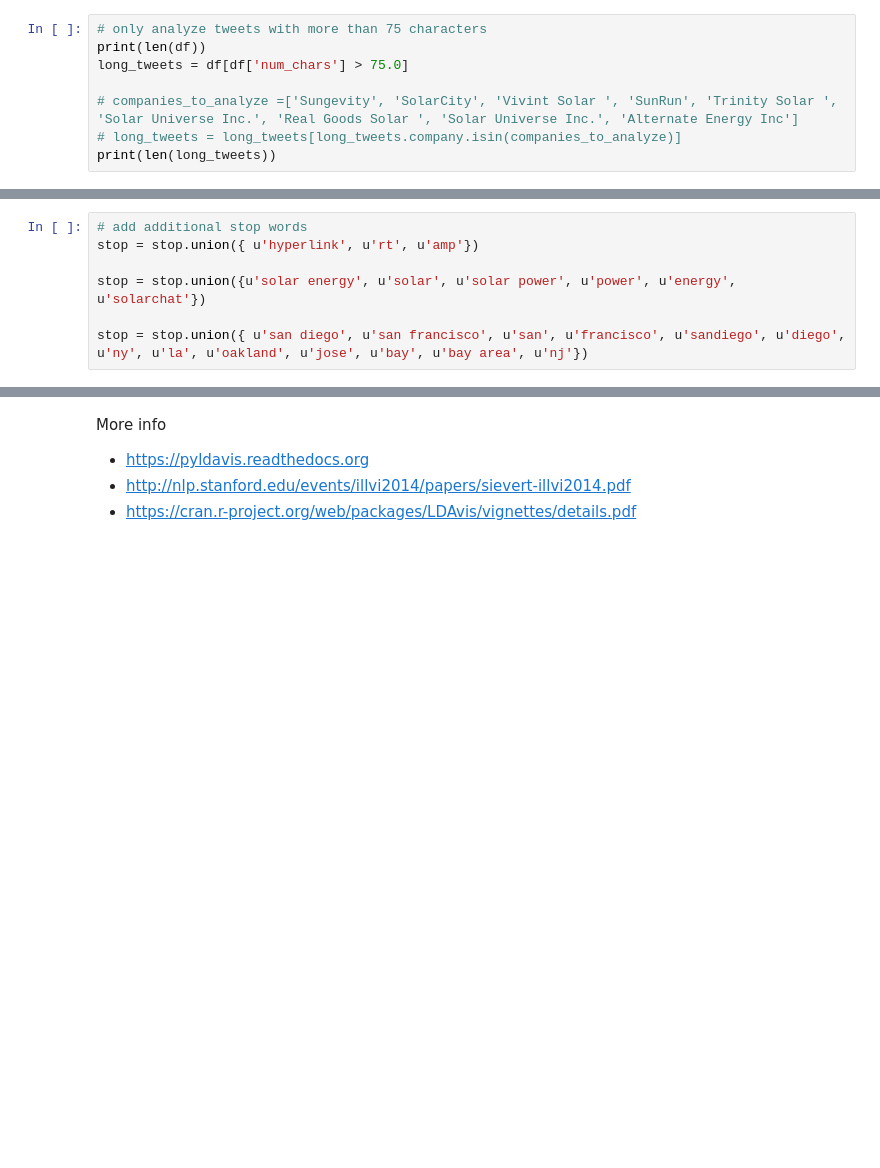
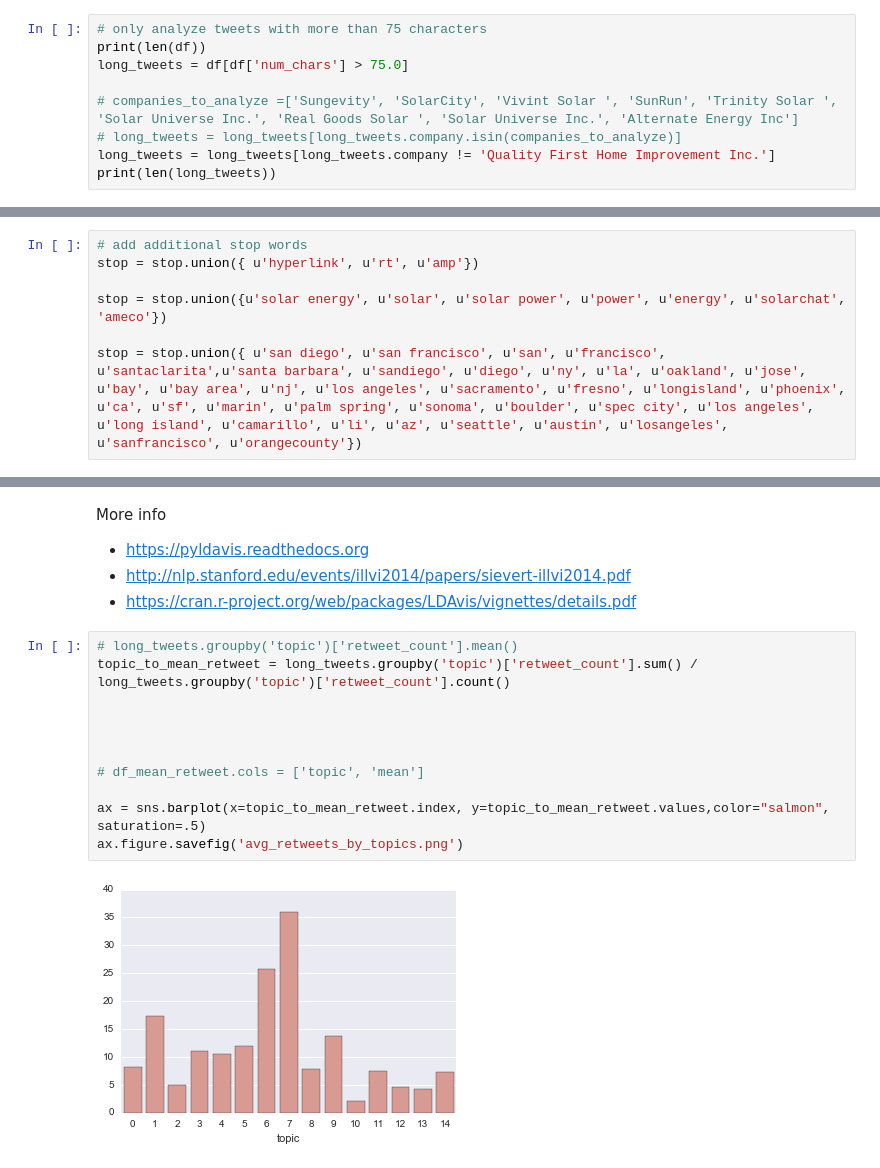
Before and after one commit to matt-stringer/twitter-marketing-analysis, a Jupyter notebook: descriptive_stats_tweets/Solar Marketing Analysis.ipynb, the cells around one changed output, grey strips where cells are left out. Drawn from its saved outputs; the diff is of its cells as text; blank space fills up the shorter version.

```diff
--- a/descriptive_stats_tweets/Solar Marketing Analysis.ipynb
+++ b/descriptive_stats_tweets/Solar Marketing Analysis.ipynb
@@ -473,6 +481,7 @@ long_tweets = df[df['num_chars'] > 75.0]
 
 # companies_to_analyze =['Sungevity', 'SolarCity', 'Vivint Solar ', 'SunRun', 'Trinity Solar ', 'Solar Universe Inc.', 'Real Goods Solar ', 'Solar Universe Inc.', 'Alternate Energy Inc']
 # long_tweets = long_tweets[long_tweets.company.isin(companies_to_analyze)]
+long_tweets = long_tweets[long_tweets.company != 'Quality First Home Improvement Inc.']
 print(len(long_tweets))
 # %% [output]
 64682
@@ -496,9 +505,9 @@ Remove stop words from analysis
 # add additional stop words
 stop = stop.union({ u'hyperlink', u'rt', u'amp'})
 
-stop = stop.union({u'solar energy', u'solar', u'solar power', u'power', u'energy', u'solarchat'})
+stop = stop.union({u'solar energy', u'solar', u'solar power', u'power', u'energy', u'solarchat', 'ameco'})
 
-stop = stop.union({ u'san diego', u'san francisco', u'san', u'francisco', u'sandiego', u'diego', u'ny', u'la', u'oakland', u'jose', u'bay', u'bay area', u'nj'})
+stop = stop.union({ u'san diego', u'san francisco', u'san', u'francisco', u'santaclarita',u'santa barbara', u'sandiego', u'diego', u'ny', u'la', u'oakland', u'jose', u'bay', u'bay area', u'nj', u'los angeles', u'sacramento', u'fresno', u'longisland', u'phoenix', u'ca', u'sf', u'marin', u'palm spring', u'sonoma', u'boulder', u'spec city', u'los angeles', u'long island', u'camarillo', u'li', u'az', u'seattle', u'austin', u'losangeles', u'sanfrancisco', u'orangecounty'})
 # %% [markdown]
 A lot of companies use their name. I need to create a stop word for each of the terms.
 # %%
@@ -922,3 +867,16 @@ More info
 - https://pyldavis.readthedocs.org
 - http://nlp.stanford.edu/events/illvi2014/papers/sievert-illvi2014.pdf
 - https://cran.r-project.org/web/packages/LDAvis/vignettes/details.pdf
+# %%
+# long_tweets.groupby('topic')['retweet_count'].mean()
+topic_to_mean_retweet = long_tweets.groupby('topic')['retweet_count'].sum() / long_tweets.groupby('topic')['retweet_count'].count()
+
+
+
+
+# df_mean_retweet.cols = ['topic', 'mean']
+
+ax = sns.barplot(x=topic_to_mean_retweet.index, y=topic_to_mean_retweet.values,color="salmon", saturation=.5)
+ax.figure.savefig('avg_retweets_by_topics.png')
+# %% [output]
+[figure, added]
```
Also changed, not shown: parts of 21 cells of this notebook, 7 other files.
